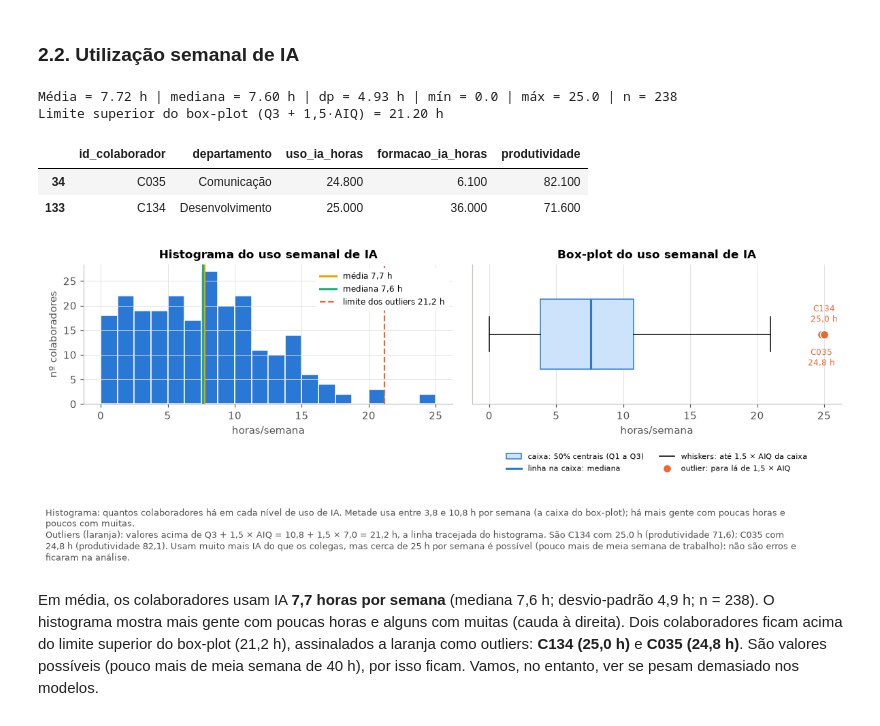
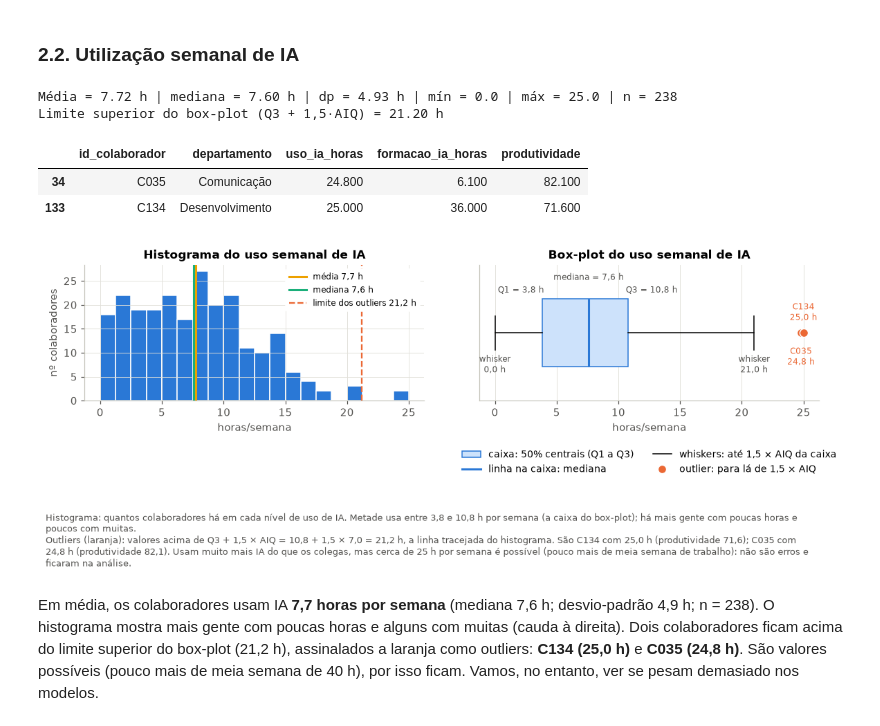
Before and after one commit to gcoutinho-ipca/tp1-mepa-ia-produtividade, a Jupyter notebook: TP1_MEPA_IA_Produtividade.ipynb, the cells around one changed output. Drawn from its saved outputs; the diff is of its cells as text; code cells hidden in the pictures.

```diff
--- a/TP1_MEPA_IA_Produtividade.ipynb
+++ b/TP1_MEPA_IA_Produtividade.ipynb
@@ -49,7 +49,8 @@ Ficheiro de dados: Base_Dados_IA_Produtividade.xlsx | existe: True
 # guardar() grava cada figura duas vezes (com a nota de leitura, para o relatório, e sem ela, para
 # os diapositivos) e qq() desenha o gráfico Q-Q usado para avaliar a normalidade.
 # No fim, funções para os gráficos: fpt() (números com vírgula decimal), outliers_aiq() (regra do
-# box-plot), legenda_boxplot() e nota() (texto de leitura por baixo de cada figura).
+# box-plot), legenda_boxplot(), rotulos_boxplot() (valores escritos no próprio box-plot) e nota()
+# (texto de leitura por baixo de cada figura).
 # ALFA = 0,05 é o nível de significância usado em todos os testes.
 # ────────────────────────────────────────────────────────────────────────────────────────
 import numpy as np
@@ -114,15 +115,30 @@ def outliers_aiq(serie):
     lim_inf, lim_sup = q1 - 1.5 * aiq, q3 + 1.5 * aiq
     return serie[(serie < lim_inf) | (serie > lim_sup)], lim_inf, lim_sup
 
-def legenda_boxplot(ax, cor_linhas="black", ncol=2, y=-0.3):
-    # legenda por baixo do box-plot com o significado de cada elemento
-    itens = [Patch(facecolor="#cde2fb", edgecolor=AZUL, label="caixa: 50% centrais (Q1 a Q3)"),
-             Line2D([], [], color=AZUL, lw=2, label="linha na caixa: mediana"),
+def legenda_boxplot(ax, cor_linhas="black", ncol=2, x=0.5, y=-0.3, cor_caixa="#cde2fb", cor_borda=AZUL, extra=()):
+    # legenda por baixo do box-plot com o significado de cada elemento; «extra» junta outros
+    # elementos do gráfico (por exemplo, a média de cada grupo)
+    itens = [Patch(facecolor=cor_caixa, edgecolor=cor_borda, label="caixa: 50% centrais (Q1 a Q3)"),
+             Line2D([], [], color=cor_borda, lw=2, label="linha na caixa: mediana"),
              Line2D([], [], color=cor_linhas, lw=1, label="whiskers: até 1,5 × AIQ da caixa"),
              Line2D([], [], marker="o", ls="", markerfacecolor=LARANJA, markeredgecolor="white",
-                    markersize=8, label="outlier: para lá de 1,5 × AIQ")]
-    ax.legend(handles=itens, loc="upper center", bbox_to_anchor=(0.5, y), ncol=ncol,
-              fontsize=7.5, frameon=False)
+                    markersize=8, label="outlier: para lá de 1,5 × AIQ")] + list(extra)
+    ax.legend(handles=itens, loc="upper center", bbox_to_anchor=(x, y), ncol=ncol,
+              fontsize=9, frameon=False)
+
+def rotulos_boxplot(ax, serie, unidade="", casas_mediana=1):
+    # escreve no próprio box-plot horizontal (desenhado em y = 1 com widths=.5) o valor de cada
+    # elemento: Q1, mediana e Q3 por cima da caixa e o fim de cada whisker por baixo
+    q1, med, q3 = serie.quantile([.25, .5, .75])
+    _, lim_inf, lim_sup = outliers_aiq(serie)
+    dentro = serie[(serie >= lim_inf) & (serie <= lim_sup)]      # os whiskers acabam no último valor dentro dos limites
+    estilo = dict(textcoords="offset points", fontsize=8, color=CINZA_TXT)
+    ax.annotate(f"Q1 = {fpt(q1)}{unidade}", (q1, 1.25), xytext=(2, 4), ha="right", va="bottom", **estilo)
+    ax.annotate(f"Q3 = {fpt(q3)}{unidade}", (q3, 1.25), xytext=(-2, 4), ha="left", va="bottom", **estilo)
+    ax.annotate(f"mediana = {fpt(med, casas_mediana)}{unidade}", (med, 1.25), xytext=(0, 16), ha="center",
+                va="bottom", **estilo)
+    for v in (dentro.min(), dentro.max()):
+        ax.annotate(f"whisker\n{fpt(v)}{unidade}", (v, 0.875), xytext=(0, -4), ha="center", va="top", **estilo)
 
 def nota(fig, texto):
     # nota de leitura por baixo da figura: o que cada elemento mostra e como se interpreta;
@@ -618,34 +634,35 @@ ax[0].hist(u, bins=20, color=AZUL, edgecolor="white")
 ax[0].axvline(u.mean(), color=AMARELO, lw=2, label=f"média {fpt(u.mean())} h")
 ax[0].axvline(u.median(), color=AQUA, lw=2, label=f"mediana {fpt(u.median())} h")
 ax[0].axvline(lim_sup, color=LARANJA, lw=1.5, ls="--", label=f"limite dos outliers {fpt(lim_sup)} h")
 ax[0].legend(fontsize=8, frameon=True, facecolor="white", edgecolor="white", framealpha=1)
 ax[0].set(title="Histograma do uso semanal de IA", xlabel="horas/semana", ylabel="nº colaboradores")
 ax[1].boxplot(u, vert=False, widths=.5, patch_artist=True,
               boxprops=dict(facecolor="#cde2fb", color=AZUL), medianprops=dict(color=AZUL, lw=2),
               flierprops=dict(marker="o", markerfacecolor=LARANJA, markeredgecolor="white", markersize=8))
 # código e valor de cada outlier, alternando acima e abaixo do ponto para não se sobreporem
 for k, (_, r) in enumerate(fora.iterrows()):
     ax[1].annotate(f"{r.id_colaborador}\n{fpt(r.uso_ia_horas)} h", (r.uso_ia_horas, 1),
                    xytext=(0, 12 if k % 2 == 0 else -30), textcoords="offset points",
                    ha="center", fontsize=8, color=LARANJA)
 ax[1].set(title="Box-plot do uso semanal de IA", xlabel="horas/semana", yticks=[])
+rotulos_boxplot(ax[1], u, unidade=" h")
 legenda_boxplot(ax[1])
 plt.tight_layout()
 lista = "; ".join(f"{r.id_colaborador} com {fpt(r.uso_ia_horas)} h (produtividade {fpt(r.produtividade)})"
                   for _, r in fora.iterrows())
 nota(fig, f"Histograma: quantos colaboradores há em cada nível de uso de IA. Metade usa entre {fpt(q1)} e {fpt(q3)} h por "
           f"semana (a caixa do box-plot); há mais gente com poucas horas e poucos com muitas.\n"
           f"Outliers (laranja): valores acima de Q3 + 1,5 × AIQ = {fpt(q3)} + 1,5 × {fpt(q3 - q1)} = {fpt(lim_sup)} h, "
           f"a linha tracejada do histograma. São {lista}. Usam muito mais IA do que os colegas, mas cerca de 25 h por "
           f"semana é possível (pouco mais de meia semana de trabalho): não são erros e ficaram na análise.")
 guardar(fig, "fig_2_2_uso_ia"); plt.show()
 # %% [output]
 Média = 7.72 h | mediana = 7.60 h | dp = 4.93 h | mín = 0.0 | máx = 25.0 | n = 238
 Limite superior do box-plot (Q3 + 1,5·AIQ) = 21.20 h
 |  | id_colaborador | departamento | uso_ia_horas | formacao_ia_horas | produtividade |
 | 34 | C035 | Comunicação | 24.800 | 6.100 | 82.100 |
 | 133 | C134 | Desenvolvimento | 25.000 | 36.000 | 71.600 |
-[figure, old version]
+[figure, new version]
 # %% [markdown]
 Em média, os colaboradores usam IA **7,7 horas por semana** (mediana 7,6 h; desvio-padrão 4,9 h; n = 238). O histograma mostra mais gente com poucas horas e alguns com muitas (cauda à direita). Dois colaboradores ficam acima do limite superior do box-plot (21,2 h), assinalados a laranja como outliers: **C134 (25,0 h)** e **C035 (24,8 h)**. São valores possíveis (pouco mais de meia semana de 40 h), por isso ficam. Vamos, no entanto, ver se pesam demasiado nos modelos.
 # %% [markdown]
```
Also changed, not shown: parts of 3 cells of this notebook, 5 other files.
